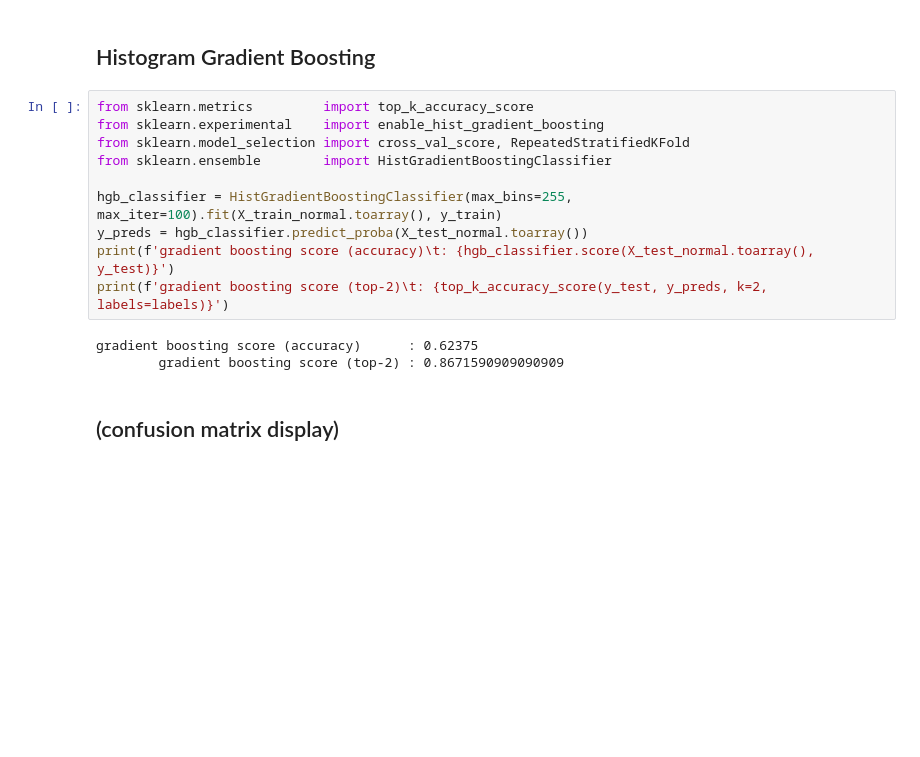
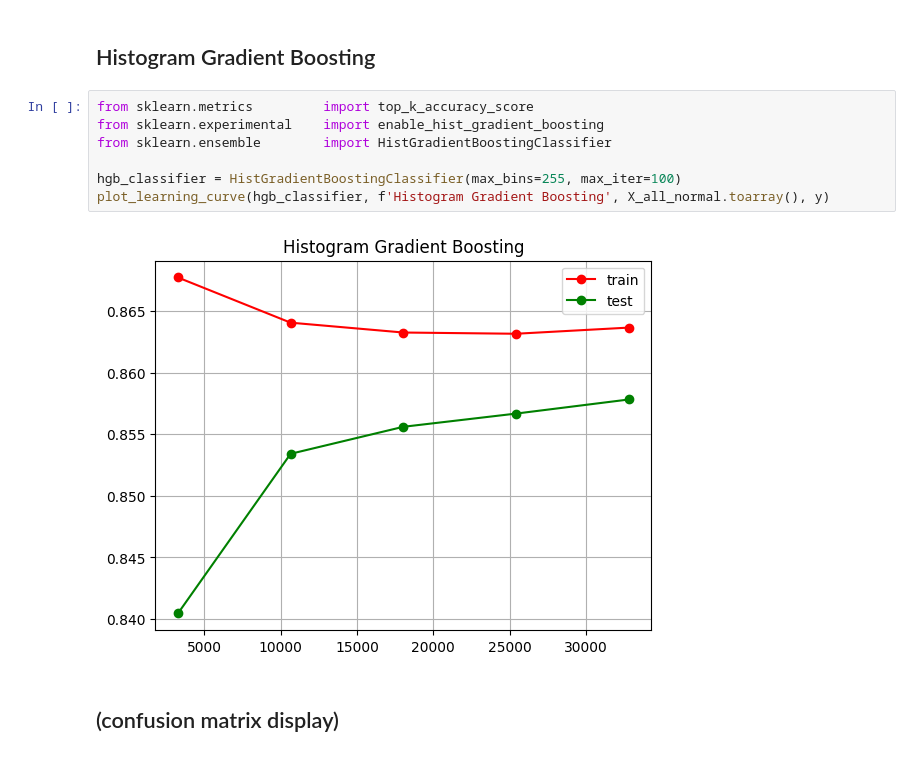
Before and after one commit to oopir/os_fingerprinting, a Jupyter notebook: code/model_training/train_models.ipynb, the cells around one changed output. Cells and saved outputs as stored; diff of their text form; blank space fills up the shorter version.

```diff
--- a/code/model_training/train_models.ipynb
+++ b/code/model_training/train_models.ipynb
@@ -64,16 +70,12 @@ plot_learning_curve(KerasClassifier(nn_model, batch_size=256, epochs=250), 'neur
 # %%
 from sklearn.metrics         import top_k_accuracy_score
 from sklearn.experimental    import enable_hist_gradient_boosting
-from sklearn.model_selection import cross_val_score, RepeatedStratifiedKFold
 from sklearn.ensemble        import HistGradientBoostingClassifier
 
-hgb_classifier = HistGradientBoostingClassifier(max_bins=255, max_iter=100).fit(X_train_normal.toarray(), y_train)
-y_preds = hgb_classifier.predict_proba(X_test_normal.toarray())
-print(f'gradient boosting score (accuracy)\t: {hgb_classifier.score(X_test_normal.toarray(), y_test)}')
-print(f'gradient boosting score (top-2)\t: {top_k_accuracy_score(y_test, y_preds, k=2, labels=labels)}')
+hgb_classifier = HistGradientBoostingClassifier(max_bins=255, max_iter=100)
+plot_learning_curve(hgb_classifier, f'Histogram Gradient Boosting', X_all_normal.toarray(), y)
 # %% [output]
-gradient boosting score (accuracy)      : 0.62375
-        gradient boosting score (top-2) : 0.8671590909090909
+[figure, added]
 # %% [markdown]
 ## (confusion matrix display)
 # %%
```
Also changed, not shown: parts of 1 cell of this notebook, 1 other file.
